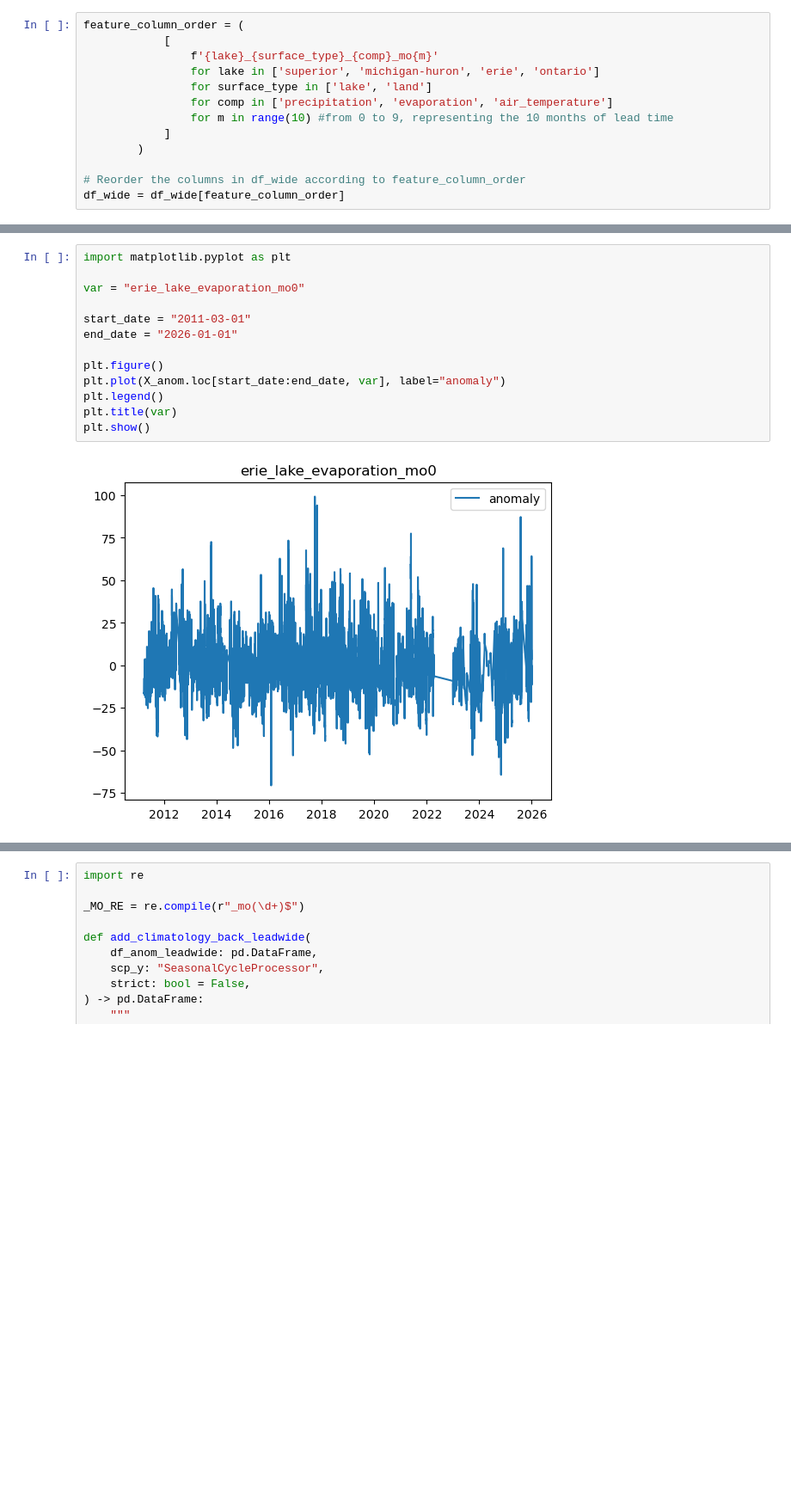
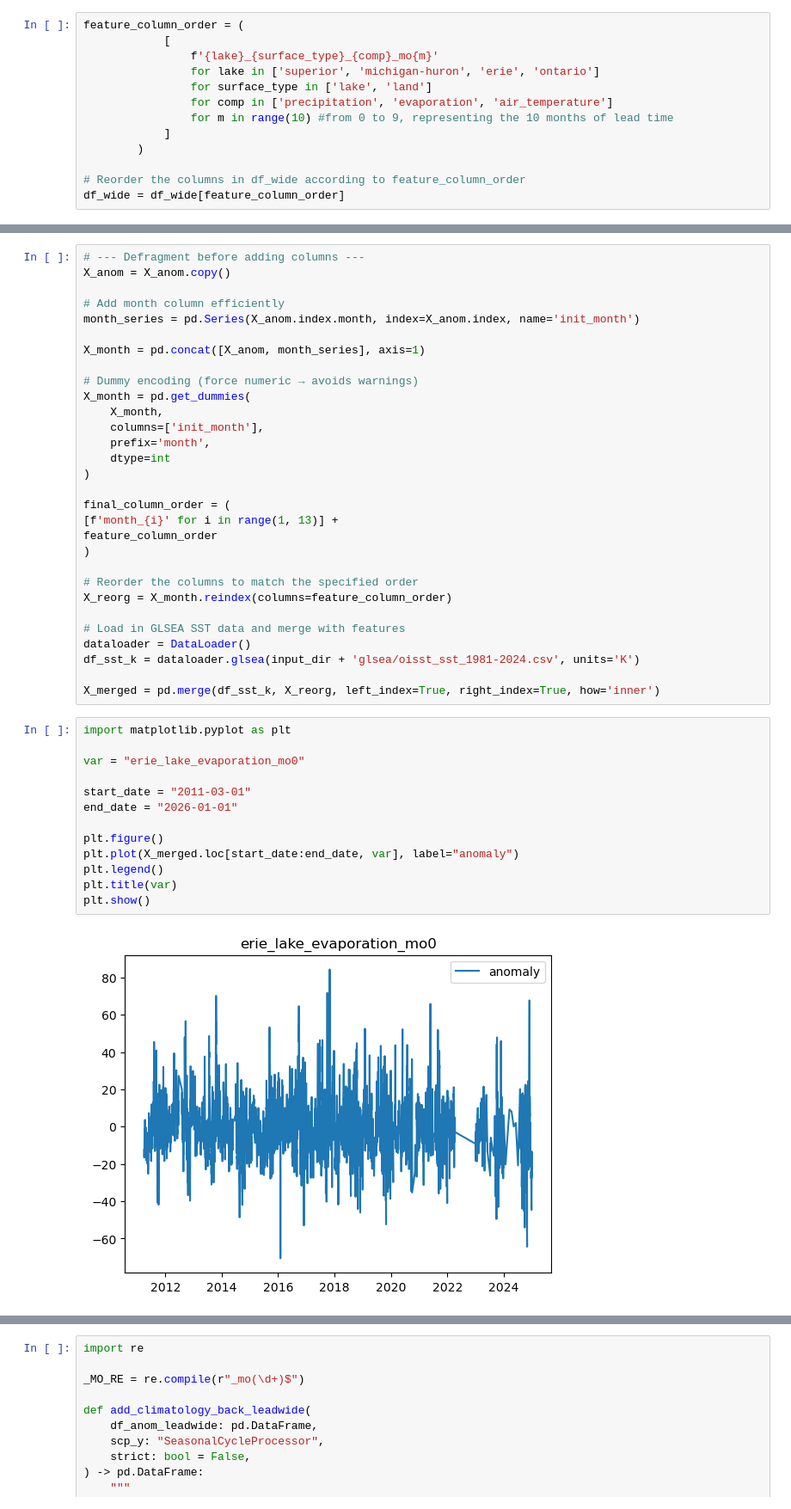
Before and after one commit to great-lakes-ai-lab/cnbs-predictor, a Jupyter notebook: notebooks/verification/cnbs_predictor_verification.ipynb, the cells around one changed output, grey strips where cells are left out. Shown at 86% size. Drawn from its saved outputs; the diff is of its cells as text; blank space fills up the shorter version.

Commit message:
anom incorporation

```diff
--- a/notebooks/verification/cnbs_predictor_verification.ipynb
+++ b/notebooks/verification/cnbs_predictor_verification.ipynb
@@ -127,15 +149,45 @@ month
+# %%
+# --- Defragment before adding columns ---
+X_anom = X_anom.copy()
+
+# Add month column efficiently
+month_series = pd.Series(X_anom.index.month, index=X_anom.index, name='init_month')
+
+X_month = pd.concat([X_anom, month_series], axis=1)
+
+# Dummy encoding (force numeric → avoids warnings)
+X_month = pd.get_dummies(
+    X_month,
+    columns=['init_month'],
+    prefix='month',
+    dtype=int
+)
+
+final_column_order = (
+[f'month_{i}' for i in range(1, 13)] +
+feature_column_order
+)
+
+# Reorder the columns to match the specified order
+X_reorg = X_month.reindex(columns=feature_column_order)
+
+# Load in GLSEA SST data and merge with features
+dataloader = DataLoader()
+df_sst_k = dataloader.glsea(input_dir + 'glsea/oisst_sst_1981-2024.csv', units='K')
+
+X_merged = pd.merge(df_sst_k, X_reorg, left_index=True, right_index=True, how='inner')
 # %%
 import matplotlib.pyplot as plt
 
 var = "erie_lake_evaporation_mo0"
 
 start_date = "2011-03-01"
 end_date = "2026-01-01"
 
 plt.figure()
-plt.plot(X_anom.loc[start_date:end_date, var], label="anomaly")
+plt.plot(X_merged.loc[start_date:end_date, var], label="anomaly")
 plt.legend()
 plt.title(var)
 plt.show()
 # %% [output]
-[figure, old version]
+[figure, new version]
```
Also changed, not shown: parts of 13 cells of this notebook, 22 other files.
